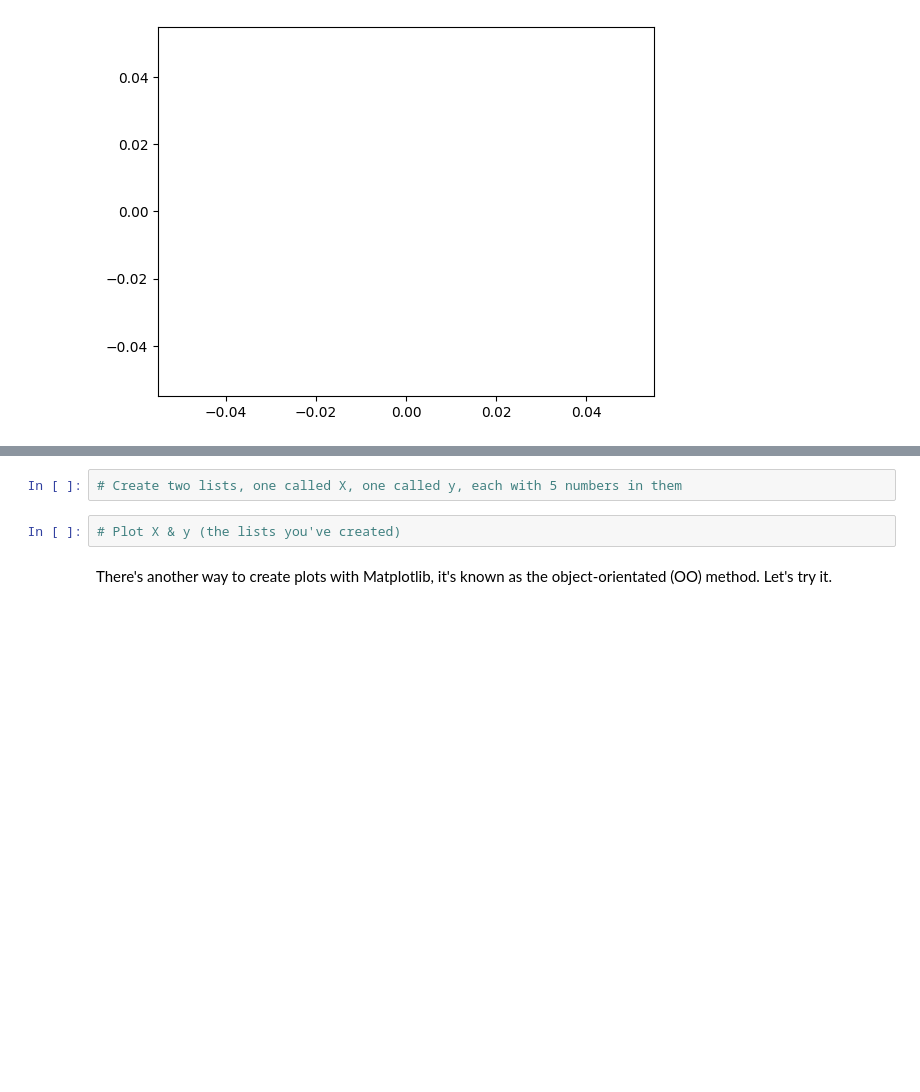
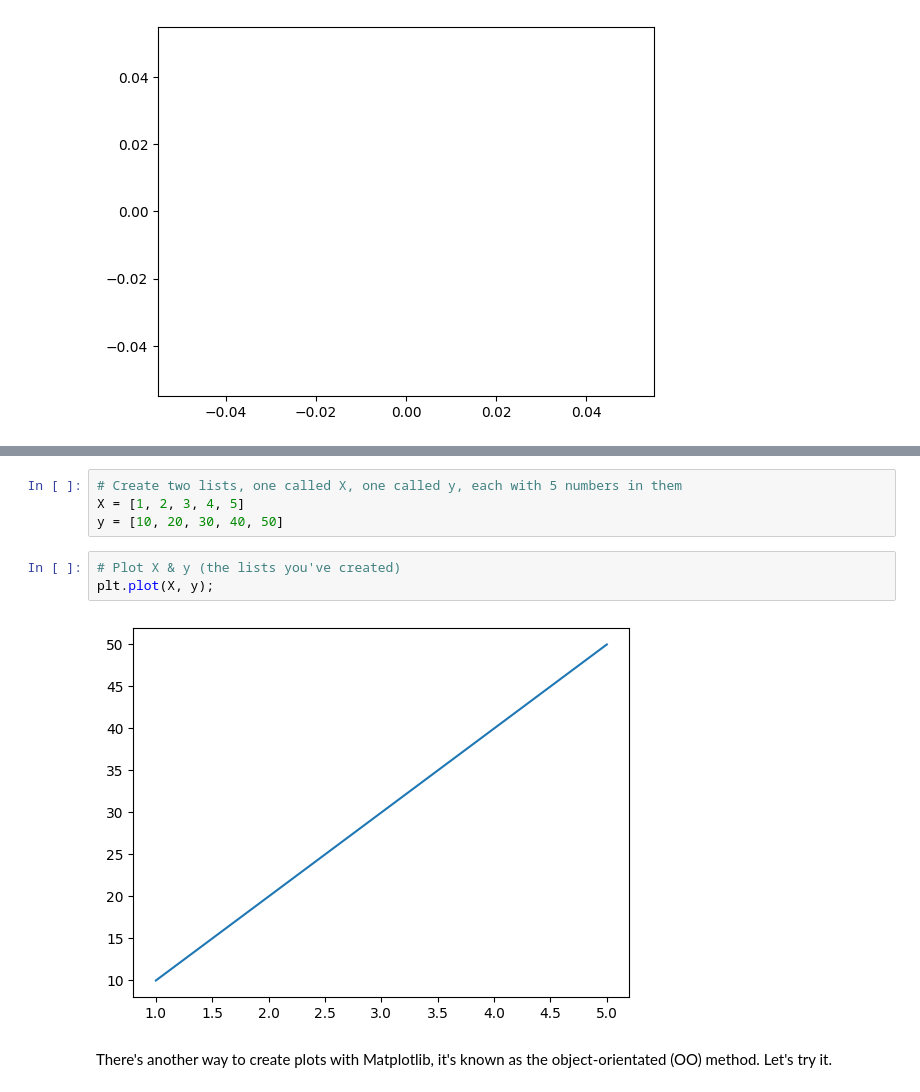
Before and after one commit to suniltadepalli/matplotlib, a Jupyter notebook: matplotlib-exercises.ipynb, the cells around one changed output, grey strips where cells are left out. Cells and saved outputs as stored; diff of their text form; blank space fills up the shorter version.

```diff
--- a/matplotlib-exercises.ipynb
+++ b/matplotlib-exercises.ipynb
@@ -27,7 +39,12 @@ plt.plot()
 # %%
 # Create two lists, one called X, one called y, each with 5 numbers in them
+X = [1, 2, 3, 4, 5]
+y = [10, 20, 30, 40, 50]
 # %%
 # Plot X & y (the lists you've created)
+plt.plot(X, y);
+# %% [output]
+[figure, added]
 # %% [markdown]
 There's another way to create plots with Matplotlib, it's known as the object-orientated (OO) method. Let's try it.
 # %%
```
Also changed, not shown: parts of 2 cells of this notebook.
